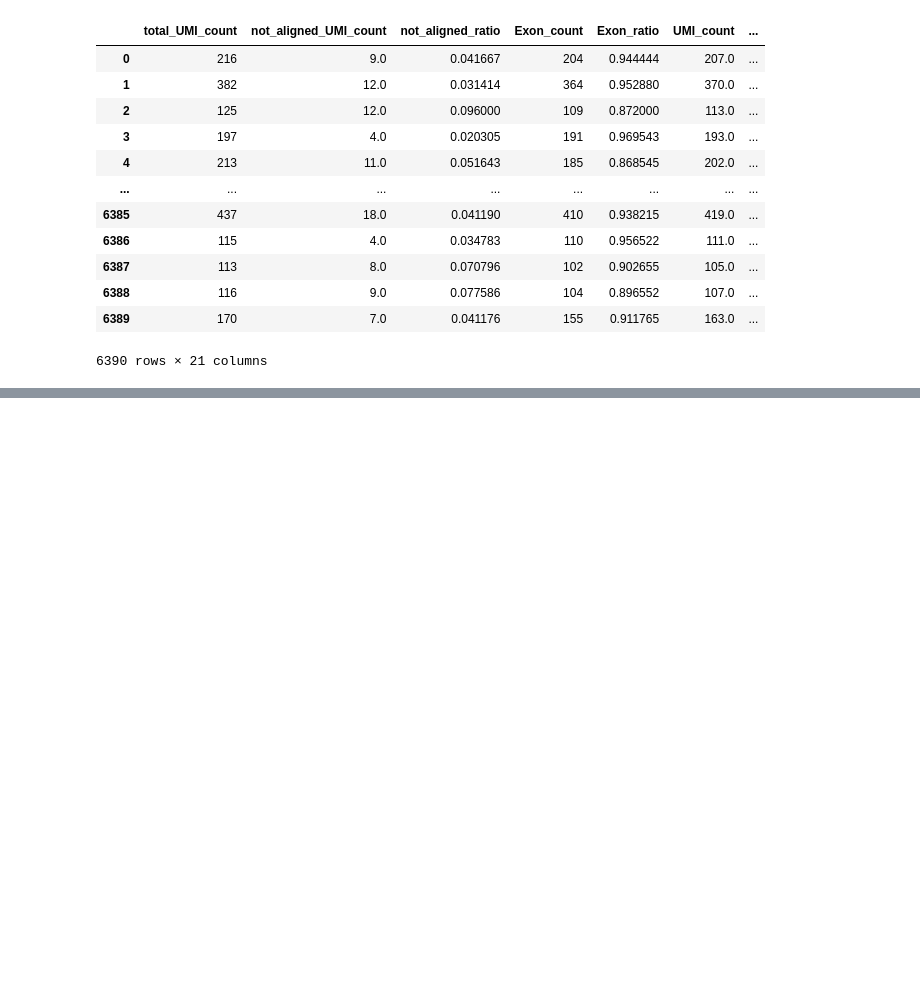
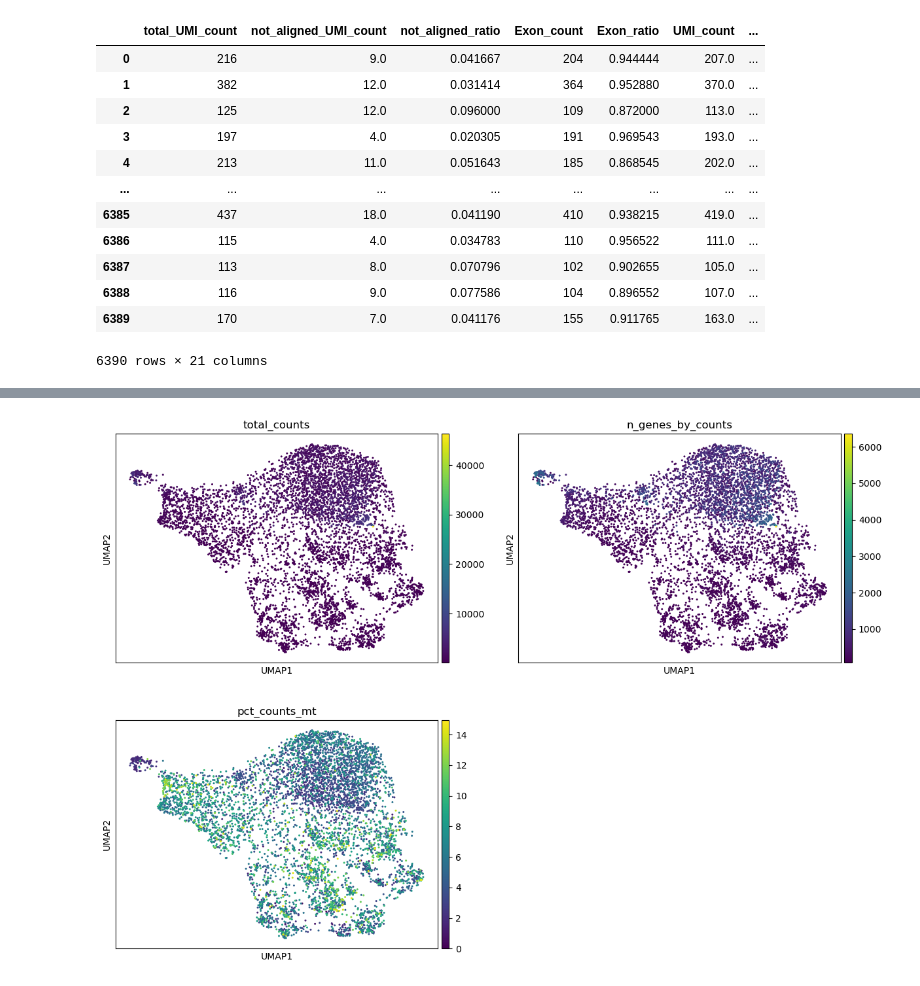
Before and after one commit to aqgy2749/IRI-seq, a Jupyter notebook: IRIS/my-second-pipeline_old.ipynb, the cells around one changed output, grey strips where cells are left out. Saved outputs shown, nothing was run; the diff lists cells and outputs as text; code cells hidden in the pictures; blank space fills up the shorter version.

```diff
--- a/IRIS/my-second-pipeline_old.ipynb
+++ b/IRIS/my-second-pipeline_old.ipynb
@@ -973,0 +1022,10 @@ sc.pl.umap(adata, color=['Slc12a3'])
+# %%
+qc_cols = [col for col in ["total_counts", "n_genes_by_counts", "pct_counts_mt"] if col in adata.obs.columns]
+if len(qc_cols) > 0:
+   sc.pl.umap(
+     adata,
+     color=qc_cols,
+     ncols=2
+   )
+# %% [output]
+[figure, added]
```
Also changed, not shown: parts of 12 cells of this notebook, 22 other files.
